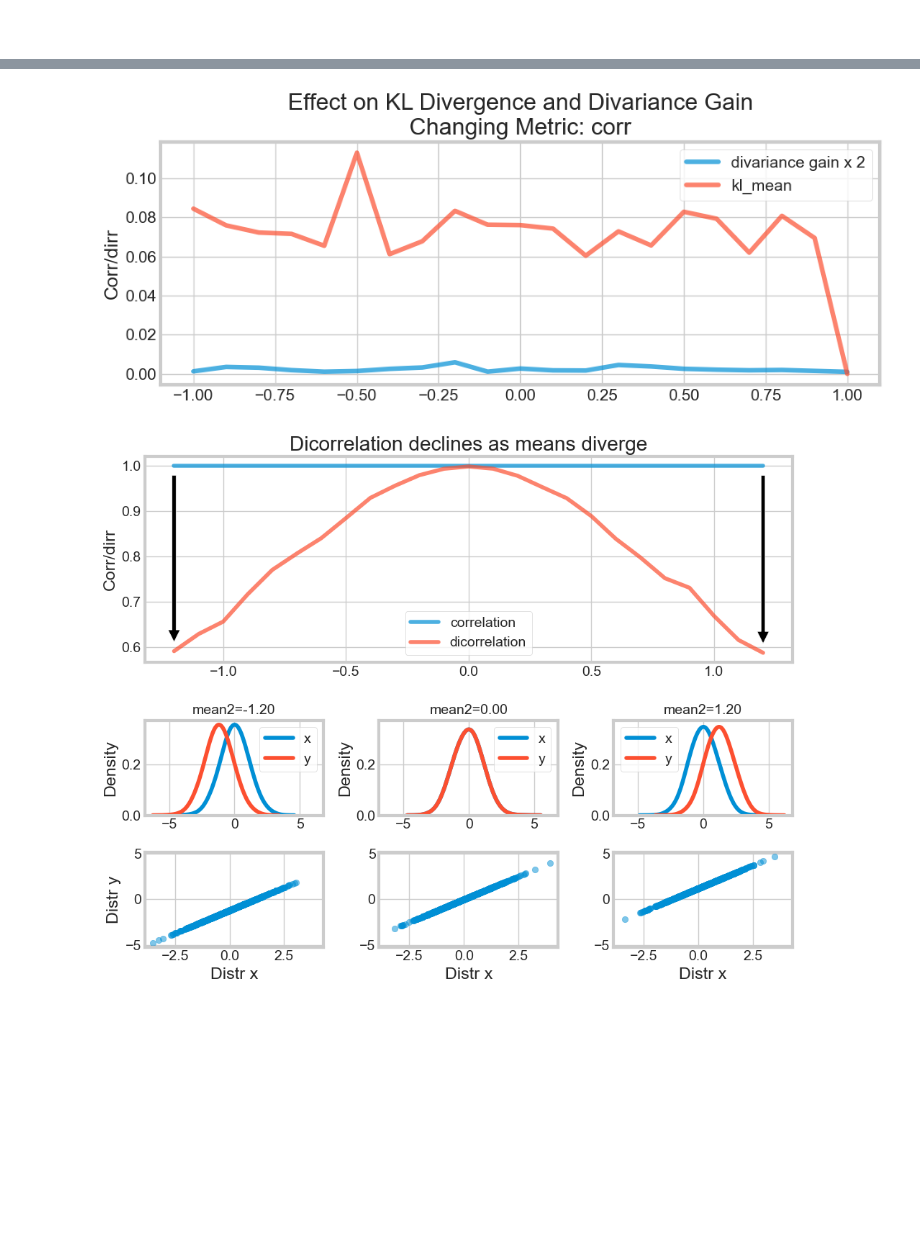
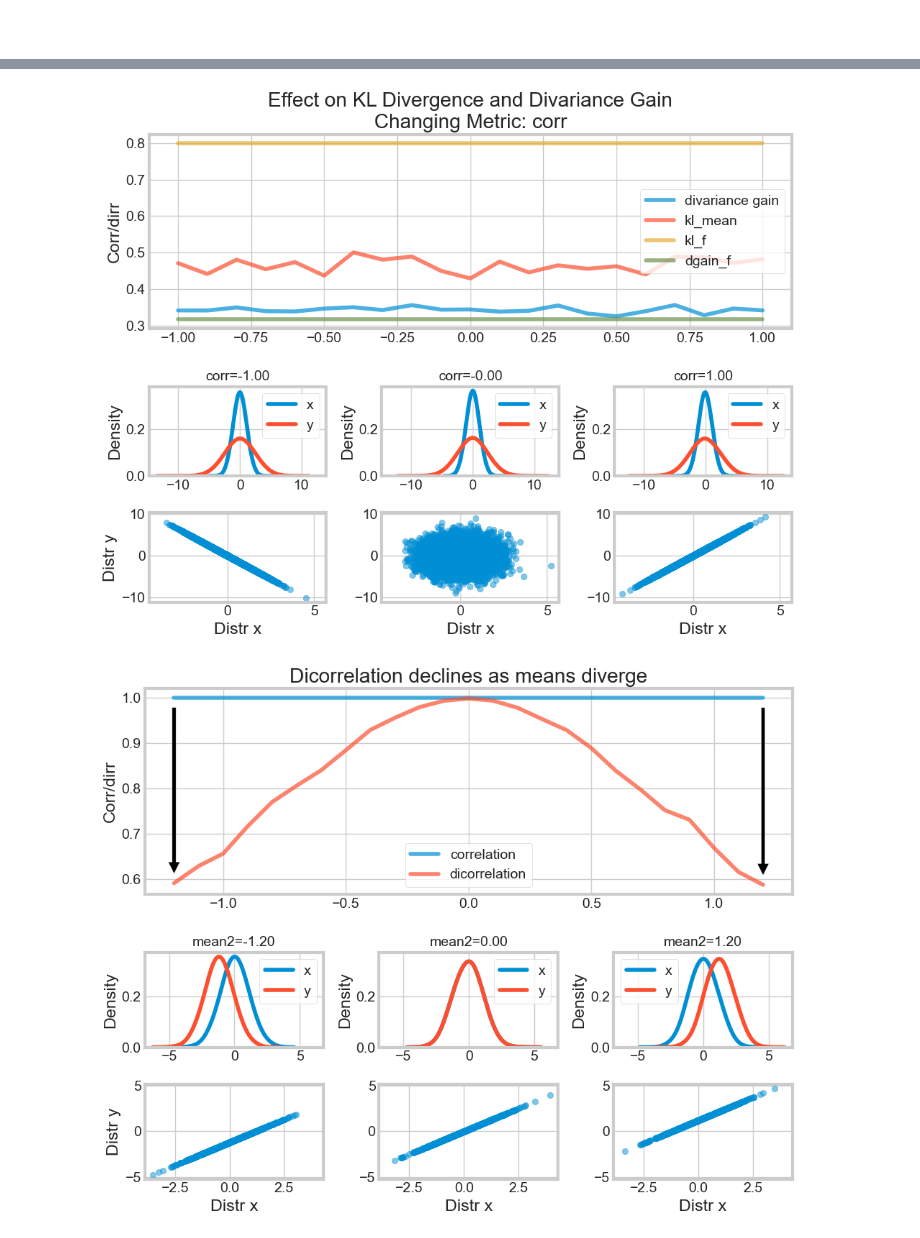
Before and after one commit to doc1000/divariance, a Jupyter notebook: distributions.ipynb, the cells around one changed output, grey strips where cells are left out. Saved outputs shown, nothing was run; the diff lists cells and outputs as text; code cells hidden in the pictures; blank space fills up the shorter version.

Commit message:
update divarance and distributions notebook

```diff
--- a/distributions.ipynb
+++ b/distributions.ipynb
@@ -170,0 +499,12 @@ np.corrcoef(x,y)[0,1]
+# %%
+x = 1.5
+y = 2
+def divergence_dampening(x,y=2):
+    """ x: divergence value
+        y: dampening metric.  Integers will converge to a fixed value quickly so 2 is recommended.  Pass y=x if dynamic dampening is desired
+    """
+    return np.round(y * (np.power(x,1/(y))-1),3)
+
+for y in np.arange(0,2,0.2):
+    t = test(x,y)
+    print(np.round(y,2),t,np.round((x-1)/t,3), np.round(t/(x-1),3))
@@ -170,0 +513,7 @@ np.corrcoef(x,y)[0,1]
+# %%
+def test2(x):
+    _x = 1.5*(x-1)
+    return np.round(_x * (np.power(x,1/(_x))-1),3)
+
+for x in np.arange(1,2,0.1):
+    print(round(x,3),test2(x),test2(x)/x,(test2(x)-1)/(x-1))
@@ -177,6 +557,7 @@ def generate_metrics(metric, arange, distr_default):
     dirr, corr = [],[]
     kl_xy, kl_yx = [],[]
     x_s, y_s = [],[]
+    dirr_f, kl_f = [], []
     for value in arange:
         distr_inputs[metric]=value
         x, y = generate_distributions(**distr_inputs)
@@ -187,7 +568,11 @@ def generate_metrics(metric, arange, distr_default):
         corr.append(np.corrcoef(x,y)[0,1])
         kl_xy.append(kl_div_from_arrays(x,y))
         kl_yx.append(kl_div_from_arrays(y,x))
-    return dirr, corr, x_s, y_s, kl_xy, kl_yx
+        dirr_f.append(dirr_gain_from_formula(**distr_inputs))
+        kl_f.append(kl_mean_from_formula(**distr_inputs))
+        #kl_f.append(kl_normal(**distr_inputs))
+        #kl_f.append(0.5*(kl_div_from_arrays(x,y,calculator='code')+kl_div_from_arrays(y,x,calculator='code')))
+    return dirr, corr, x_s, y_s, kl_xy, kl_yx, dirr_f, kl_f
 
 #kl_xy, kl_yx = [],[]
 #plot_data = {'dirrelation':dirr,'divariance gain x 2':(np.array(dirr)-1)*2,
@@ -331,9 +716,13 @@ plot_metric_subplots2(metric,arange,plot_keys,distr_corr,scale = 'log',title=f"{
 # %%
+distr_default = {'mean1':0, 'mean2':0, 'var1':1, 'var2':3, 'corr':1, 'size':10000}
+
 metric = 'mean2'
-arange = np.arange(-1.2,1.3,0.1)
+arange = np.arange(-2.2,2.3,0.1)
 distr_corr=distr_default.copy()
 distr_corr['corr']= 1
 
-plot_keys = ['divariance gain x 2','kl_mean']
-plot_metric_subplots2(metric,arange,plot_keys,distr_corr,scale = 'base',title=f"{default_plot_title}{metric}",savefile='kl_mean.png')
+plot_keys = ['divariance gain','kl_f','kl_mean','dgain_f']
+#plot_keys = ['kl_f','dgain_f']
+
+plot_metric_subplots2(metric,arange,plot_keys,distr_corr,scale = 'base',title=f"{default_plot_title}{metric}")#,savefile='kl_mean.png')
 # %% [output]
@@ -341,10 +883,10 @@ plot_metric_subplots2(metric,arange,plot_keys,distr_corr,scale = 'base',title=f"
 # %%
 metric = 'corr'
 arange = np.arange(-1,1.1,0.1)
-plot_keys = ['divariance gain x 2','kl_mean']
-plot_metric_subplots2(metric,arange,plot_keys,distr_default,scale = 'base',title=f"{default_plot_title}{metric}",savefile='kl_corr.png',support_plots=False)
+plot_keys = ['divariance gain','kl_mean','kl_f','dgain_f']
+plot_metric_subplots2(metric,arange,plot_keys,distr_default,scale = 'base',title=f"{default_plot_title}{metric}")#,savefile='kl_corr.png',support_plots=False)
 # %% [output]
-[figure, old version]
+[figure, new version]
 # %%
 metric = 'mean2'
 arange = np.arange(-1.2,1.3,0.1)
```
Also changed, not shown: parts of 37 cells of this notebook, 1 other file.
